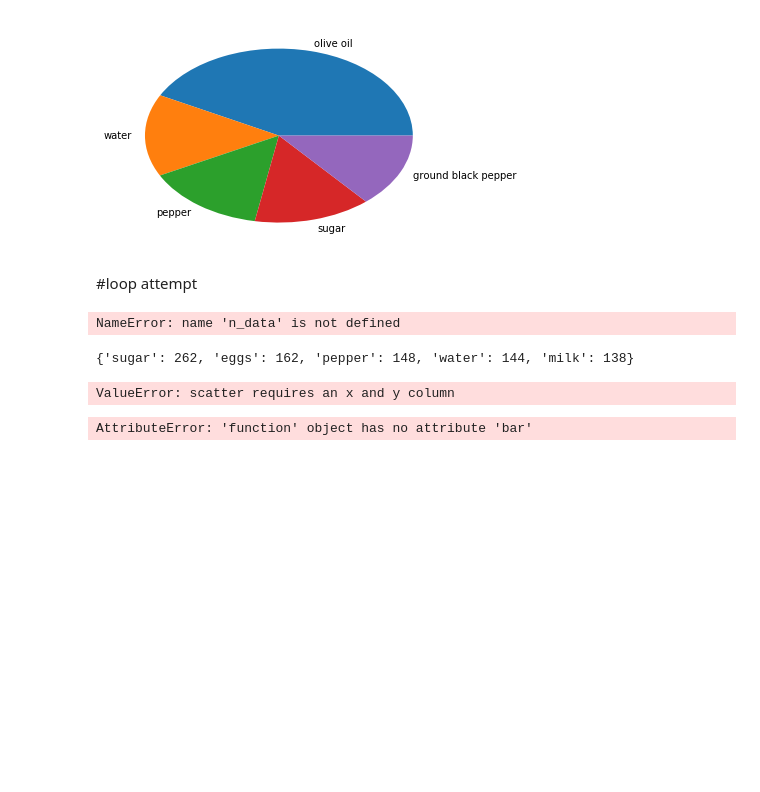
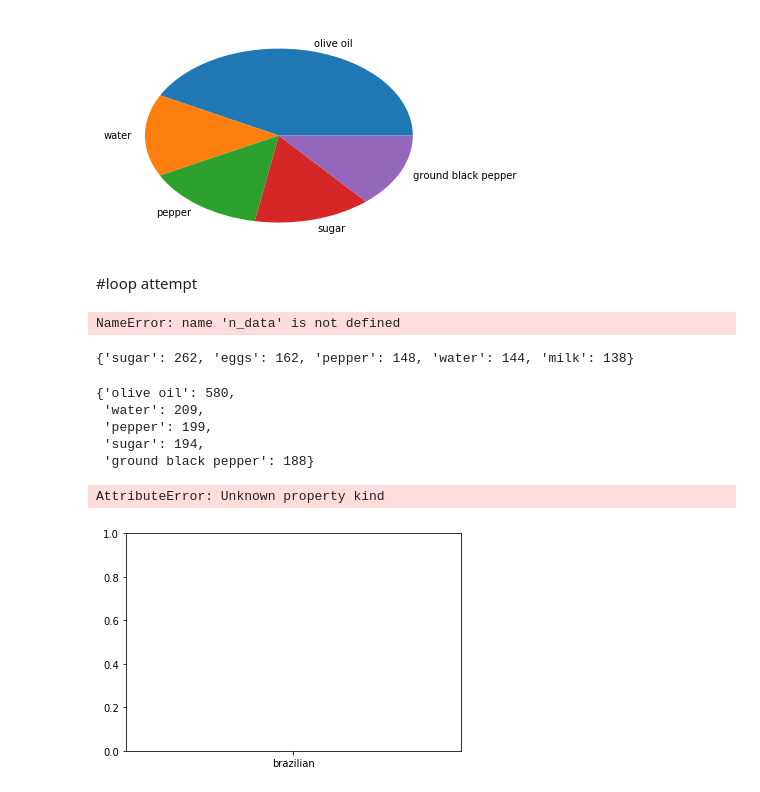
Before and after one commit to kamckeev/cuisine-query, a Jupyter notebook: cuisine_data_processing_graphs.ipynb, the cells around one changed output. Saved outputs shown, nothing was run; the diff lists cells and outputs as text; code cells hidden in the pictures; blank space fills up the shorter version.

```diff
--- a/cuisine_data_processing_graphs.ipynb
+++ b/cuisine_data_processing_graphs.ipynb
@@ -236,16 +240,24 @@ get_topingredients('southern_us')
 short_cuisine_dict = {cuisine: get_topingredients(cuisine) for cuisine in cuisine_list}
 # %%
 italian= short_cuisine_dict['italian']
-df2=pd.DataFrame.from_dict(italian, orient='index').T
+italian
+# %% [output]
+{'olive oil': 580,
+ 'water': 209,
+ 'pepper': 199,
+ 'sugar': 194,
+ 'ground black pepper': 188}
 # %%
 # with open('cuisine_brief_json.json', 'w') as json_file:
 #   json.dump(short_cuisine_dict, json_file)
-# %%
-pd.DataFrame(short_cuisine_dict).plot(kind='scatter')
-plt.show()
-# %% [output]
-ValueError: scatter requires an x and y column
+# %%
+df2=pd.DataFrame.from_dict(short_cuisine_dict, orient='index').fillna(0)
+# df2=pd.DataFrame.fillna(0)
+# df2.to_csv("test.csv")
 # %%
-plt.plot.bar(df2)
+# plt.plot.bar(df2)
-# %% [output]
-AttributeError: 'function' object has no attribute 'bar'
+# %%
+plt.plot(df2, kind="bar")
+# %% [output]
+AttributeError: Unknown property kind
+[figure, added]
```
Also changed, not shown: parts of 1 cell of this notebook, 10 other files.
